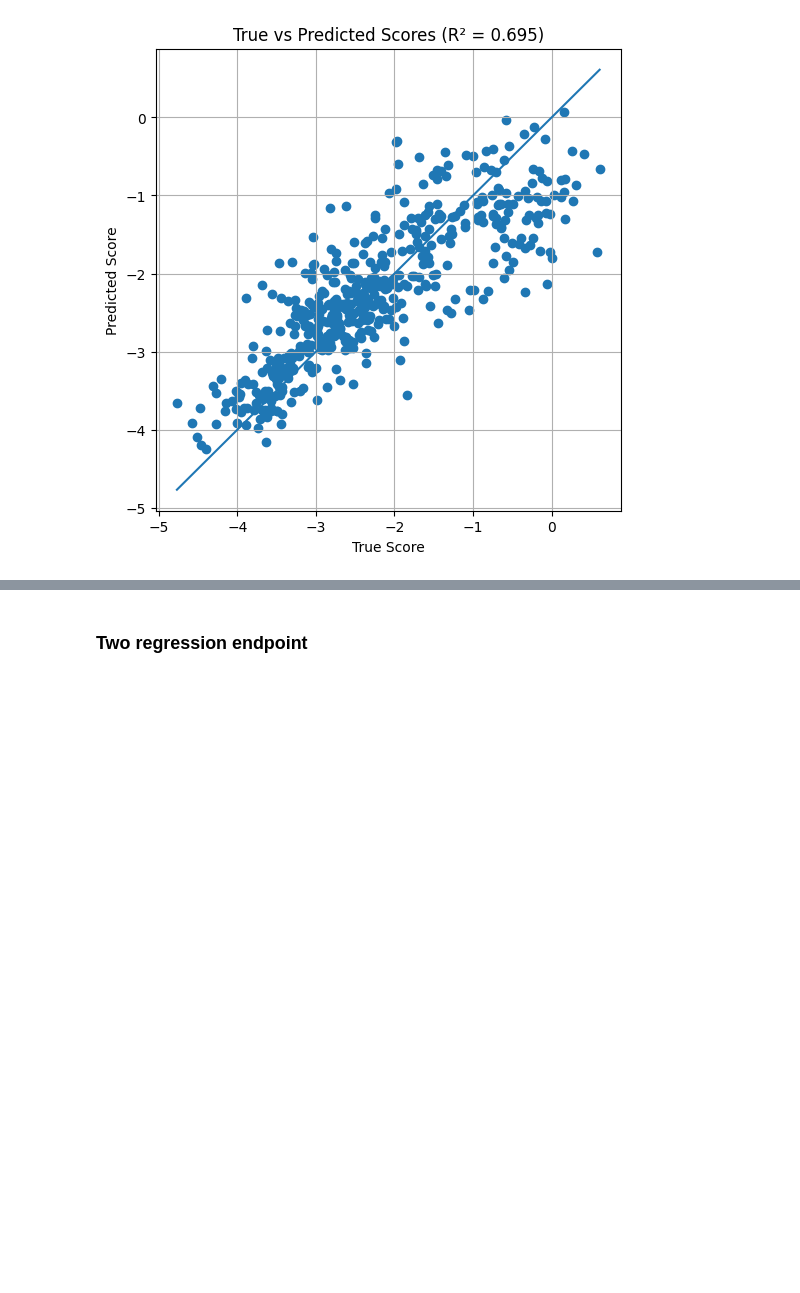
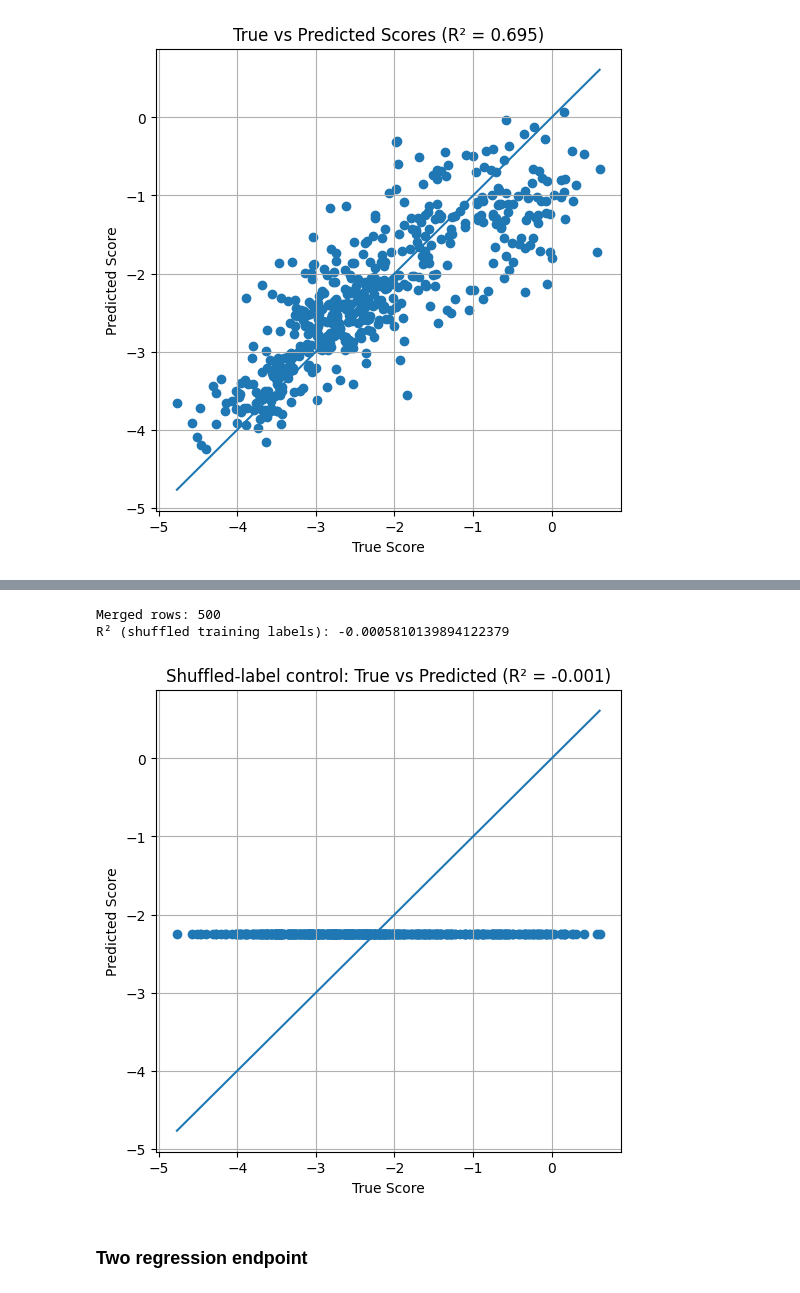
Before and after one commit to LeoAnd00/scarse, a Jupyter notebook: tutorial.ipynb, the cells around one changed output, grey strips where cells are left out. Cells and saved outputs as stored; diff of their text form; code cells hidden in the pictures; blank space fills up the shorter version.

Commit message:
Updated the tutorial for SCARSE
Updated the tutorial for SCARSE

```diff
--- a/tutorial.ipynb
+++ b/tutorial.ipynb
@@ -109,0 +112,6 @@ R²: 0.695403398327394
+# %%
+import scarse
+
+scarse.train(data_path="./tutorial_data/train.csv",
+             seq_col="sequence",
+             score_col="score_shuffled")
@@ -109,0 +140,4 @@ R²: 0.695403398327394
+# %%
+df_pred = scarse.pred(data_path="./tutorial_data/test.csv",
+                      seq_col="sequence")
+df_pred
@@ -110,3 +158,38 @@ R²: 0.695403398327394
+# %%
+import pandas as pd
+from sklearn.metrics import r2_score
+import matplotlib.pyplot as plt
+
+# ----- Merge with true test scores -----
+df_true = pd.read_csv("./tutorial_data/test.csv", sep=",")
+df = pd.merge(df_true, df_pred, on="sequence", how="inner")
+print("Merged rows:", len(df))
+
+# ----- Compute R² -----
+y_true = df["score"]
+y_pred = df["pred_score_shuffled"]
+
+r2 = r2_score(y_true, y_pred)
+print("R² (shuffled training labels):", r2)
+
+# ----- Scatter plot -----
+plt.figure(figsize=(6, 6))
+plt.scatter(y_true, y_pred)
+plt.xlabel("True Score")
+plt.ylabel("Predicted Score")
+plt.title(f"Shuffled-label control: True vs Predicted (R² = {r2:.3f})")
+plt.grid(True)
+
+# Add y=x line for reference
+min_val = min(y_true.min(), y_pred.min())
+max_val = max(y_true.max(), y_pred.max())
+plt.plot([min_val, max_val], [min_val, max_val])
+
+plt.show()
+# %% [output]
+Merged rows: 500
+R² (shuffled training labels): -0.0005810139894122379
+[figure, added]
 # %% [markdown]
 ### Two regression endpoint
 # %%
```
Also changed, not shown: parts of 3 cells of this notebook, 2 other files.
